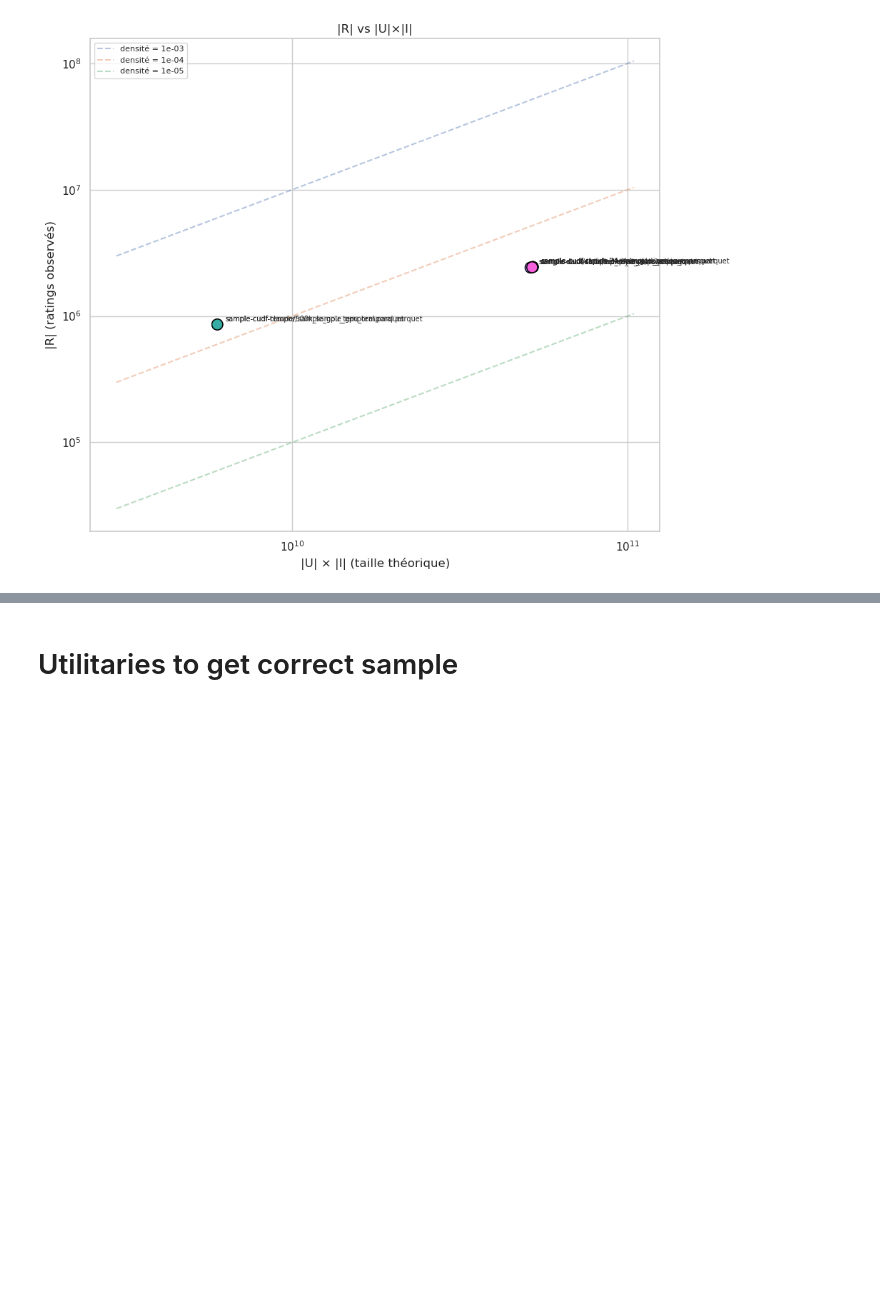
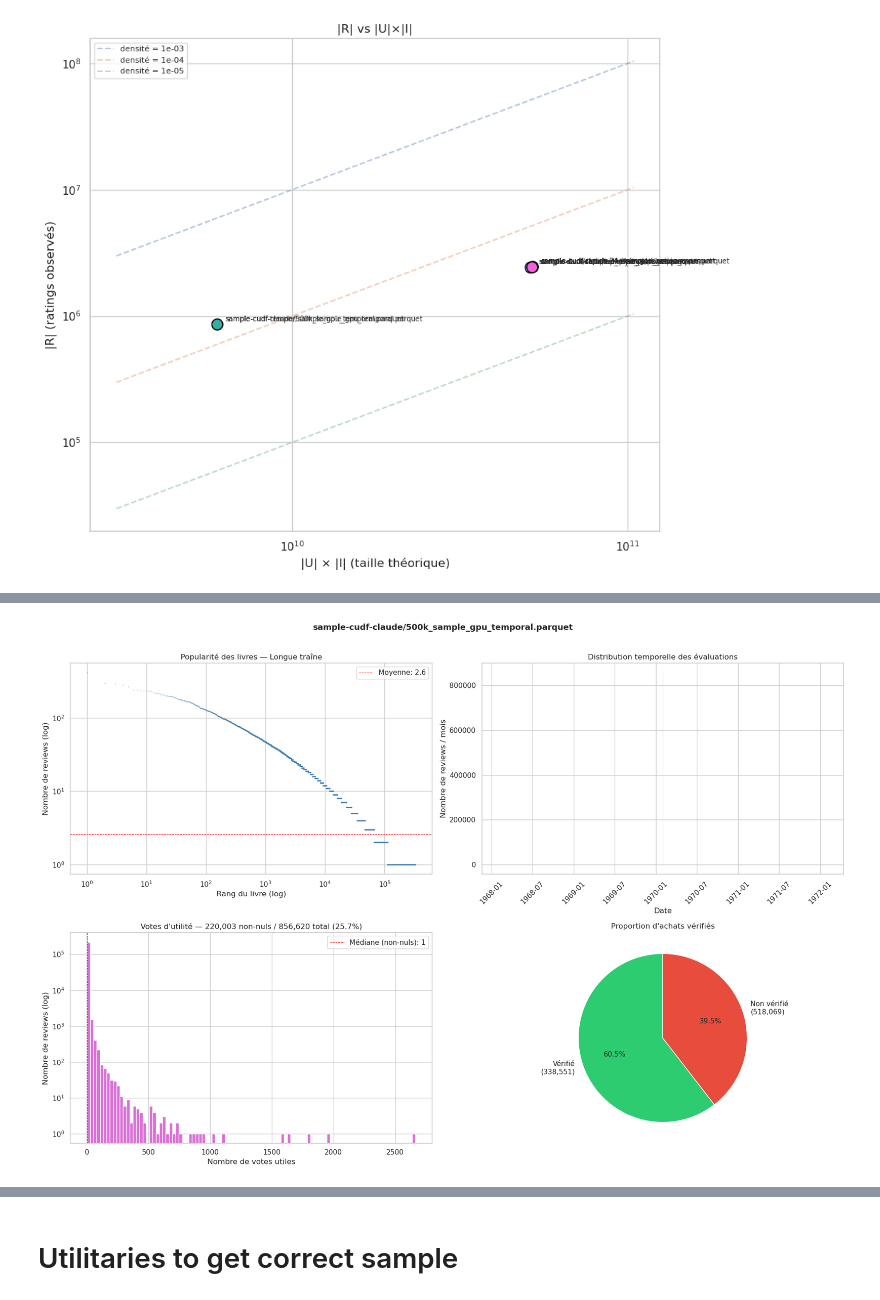
Before and after one commit to UQO-ML/AmazonReviews, a Jupyter notebook: florian-basic-statistic.ipynb, the cells around one changed output, grey strips where cells are left out. Cells and saved outputs as stored; diff of their text form; code cells hidden in the pictures; blank space fills up the shorter version.

Commit message:
Finish to add Data Distribution Analysis code and plots

```diff
--- a/florian-basic-statistic.ipynb
+++ b/florian-basic-statistic.ipynb
@@ -564,0 +567,83 @@ Loaded sample-dask-cuda/sampled_reviews.parquet/sampled_reviews: 2,420,879 revie
+# %%
+import pandas as pd
+import matplotlib.pyplot as plt
+import seaborn as sns
+from pathlib import Path
+import numpy as np
+import gc
+import os
+
+
+for path in SAMPLE_PATHS:
+    if os.path.getsize(path) < 1024:  # skip files smaller than 1KB
+        print(f"  Skipping {path} (only {os.path.getsize(path)} bytes, likely corrupt)")
+        continue
+    df = pd.read_parquet(path)
+    if len(df) == 0:
+        continue
+
+    print(f"\n{'=' * 60}")
+    print(f"  Distribution Analysis — {path}")
+    print(f"{'=' * 60}")
+
+    fig, axes = plt.subplots(2, 2, figsize=(18, 12))
+
+    # ── 1. Popularité des livres (longue traîne) ──────────────────
+    reviews_per_book = (
+        df.groupby("parent_asin").size()
+        .sort_values(ascending=False)
+        .reset_index(drop=True)
+    )
+    rank = np.arange(1, len(reviews_per_book) + 1)
+    axes[0, 0].loglog(rank, reviews_per_book.values, ".", markersize=1.5, alpha=0.4, color="steelblue")
+    axes[0, 0].set_xlabel("Rang du livre (log)")
+    axes[0, 0].set_ylabel("Nombre de reviews (log)")
+    axes[0, 0].set_title("Popularité des livres — Longue traîne")
+    axes[0, 0].axhline(reviews_per_book.mean(), color="red", ls="--", lw=0.8,
+                        label=f"Moyenne: {reviews_per_book.mean():.1f}")
+    axes[0, 0].legend()
+
+    # ── 2. Distribution temporelle des évaluations ────────────────
+    df["date"] = pd.to_datetime(df["timestamp"], unit="ms")
+    reviews_by_month = df.set_index("date").resample("ME").size()
+    axes[0, 1].plot(reviews_by_month.index, reviews_by_month.values,
+                    color="teal", linewidth=1)
+    axes[0, 1].fill_between(reviews_by_month.index, reviews_by_month.values,
+                            alpha=0.15, color="teal")
+    axes[0, 1].set_xlabel("Date")
+    axes[0, 1].set_ylabel("Nombre de reviews / mois")
+    axes[0, 1].set_title("Distribution temporelle des évaluations")
+    axes[0, 1].tick_params(axis="x", rotation=45)
+
+    # ── 3. Distribution des votes d'utilité ───────────────────────
+    helpful = df["helpful_vote"]
+    n_zero = (helpful == 0).sum()
+    n_nonzero = (helpful > 0).sum()
+    helpful_nonzero = helpful[helpful > 0]
+
+    axes[1, 0].hist(helpful_nonzero, bins=100, color="orchid", edgecolor="white", log=True)
+    axes[1, 0].set_xlabel("Nombre de votes utiles")
+    axes[1, 0].set_ylabel("Nombre de reviews (log)")
+    axes[1, 0].set_title(f"Votes d'utilité — {n_nonzero:,} non-nuls / {len(helpful):,} total "
+                         f"({n_nonzero / len(helpful) * 100:.1f}%)")
+    axes[1, 0].axvline(helpful_nonzero.median(), color="red", ls="--", lw=0.8,
+                       label=f"Médiane (non-nuls): {helpful_nonzero.median():.0f}")
+    axes[1, 0].legend()
+
+    # ── 4. Proportion d'achats vérifiés ───────────────────────────
+    vp_counts = df["verified_purchase"].value_counts()
+    labels = [f"Vérifié\n({vp_counts.get(True, 0):,})",
+              f"Non vérifié\n({vp_counts.get(False, 0):,})"]
+    colors = ["#2ecc71", "#e74c3c"]
+    axes[1, 1].pie(vp_counts.values, labels=labels, colors=colors,
+                   autopct="%1.1f%%", startangle=90, textprops={"fontsize": 11})
+    axes[1, 1].set_title("Proportion d'achats vérifiés")
+
+    plt.suptitle(path, fontsize=13, fontweight="bold", y=1.01)
+    plt.tight_layout()
+    plt.show()
+
+    df.drop(columns=["date"], inplace=True)
+    del df
+    gc.collect()
+# %% [output]
@@ -564,0 +653 @@ Loaded sample-dask-cuda/sampled_reviews.parquet/sampled_reviews: 2,420,879 revie
+[figure, added]
```
Also changed, not shown: parts of 2 cells of this notebook.
